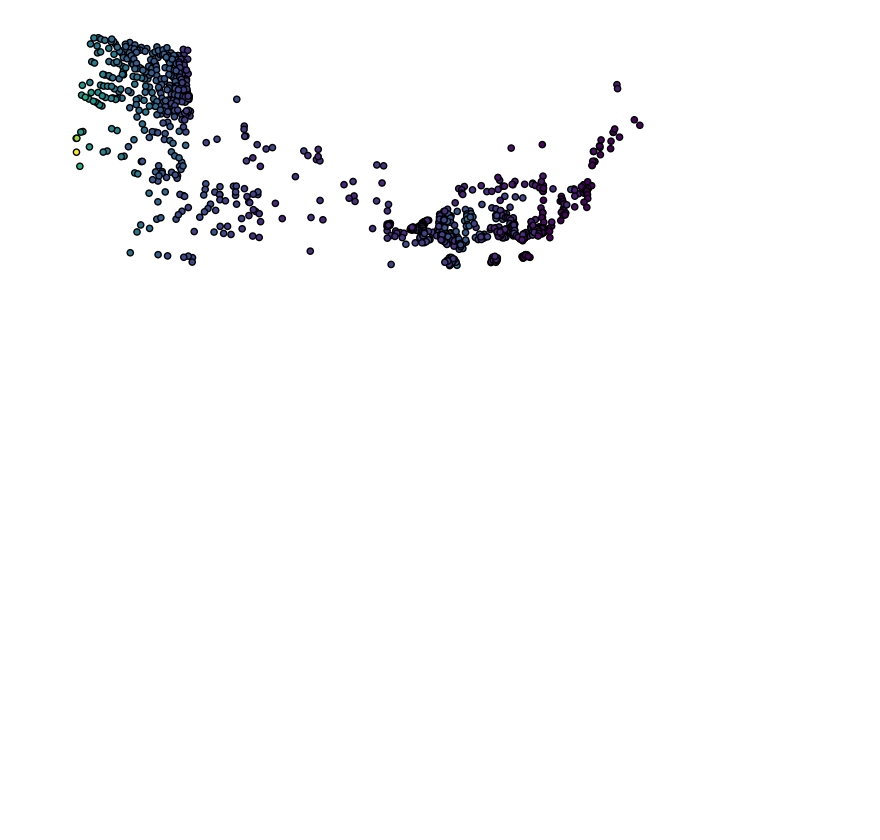
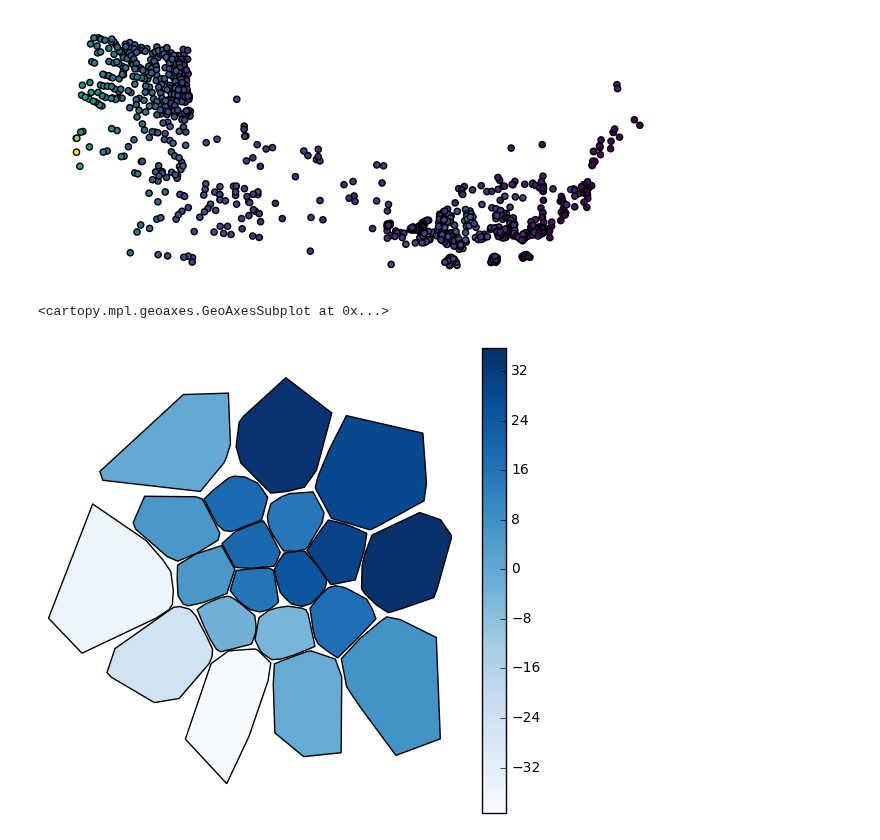
Before and after one commit to ResidentMario/geoplot, a Jupyter notebook: notebooks/Untitled.ipynb, the cells around one changed output. Drawn from its saved outputs; the diff is of its cells as text; code cells hidden in the pictures; blank space fills up the shorter version.

Commit message:
Choropleth continuous colormap.

```diff
--- a/notebooks/Untitled.ipynb
+++ b/notebooks/Untitled.ipynb
@@ -15,3 +15,15 @@ gplt.pointplot(cities.head(1000), projection=ccrs.AlbersEqualArea(), hue='ELEV_I
 # %% [output]
 <cartopy.mpl.geoaxes.GeoAxesSubplot at 0x...>
 [figure]
+# %%
+from random import randint
+from geoplot import utils
+polygons = utils.gaussian_polygons(n=20, points=utils.gaussian_points(n=3000))
+polydata = gpd.GeoDataFrame(data={'classification': [randint(1, 20) for _ in range(len(polygons))]}, geometry=polygons)
+# %%
+polydata['latdep'] = polydata['classification'] + np.random.normal() * 5 + 5 + polydata.geometry.envelope.exterior.map(lambda ext: ext.coords[0][1] + ext.coords[0][0])
+# %%
+gplt.choropleth(polydata, hue='latdep', cmap='Blues', k=None, legend=True, projection=ccrs.PlateCarree())
+# %% [output]
+<cartopy.mpl.geoaxes.GeoAxesSubplot at 0x...>
+[figure, added]
```
Also changed, not shown: 6 other files.
